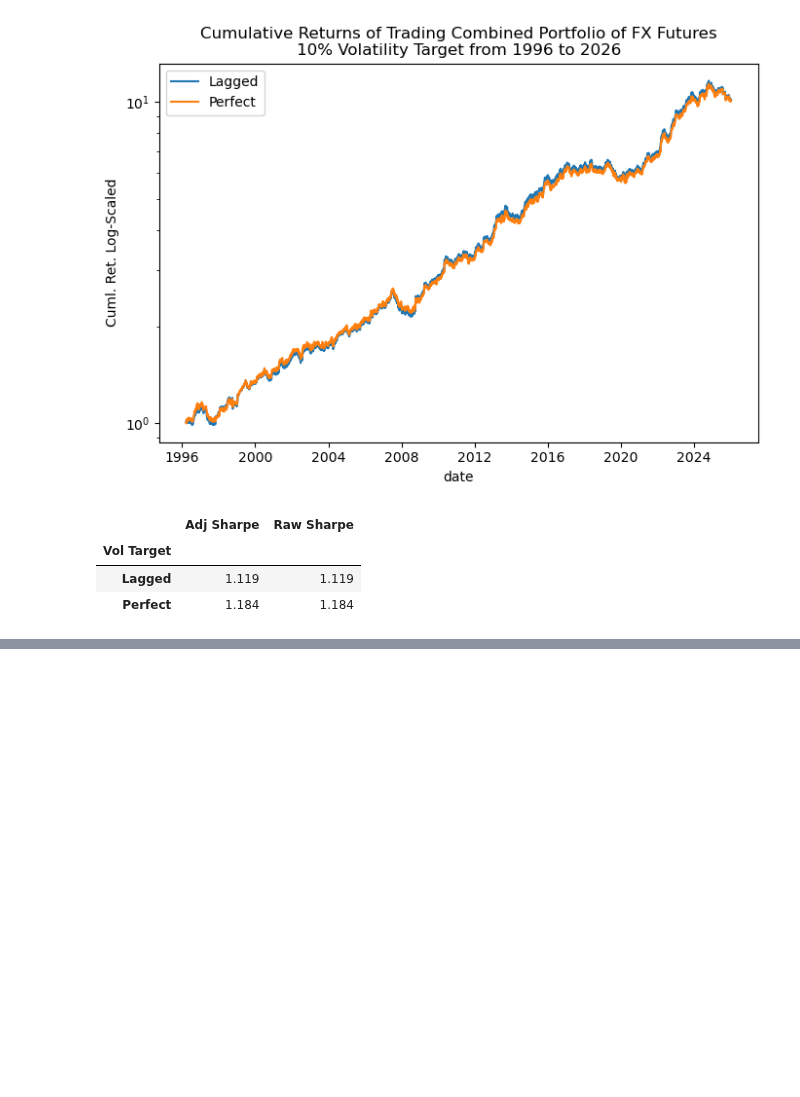
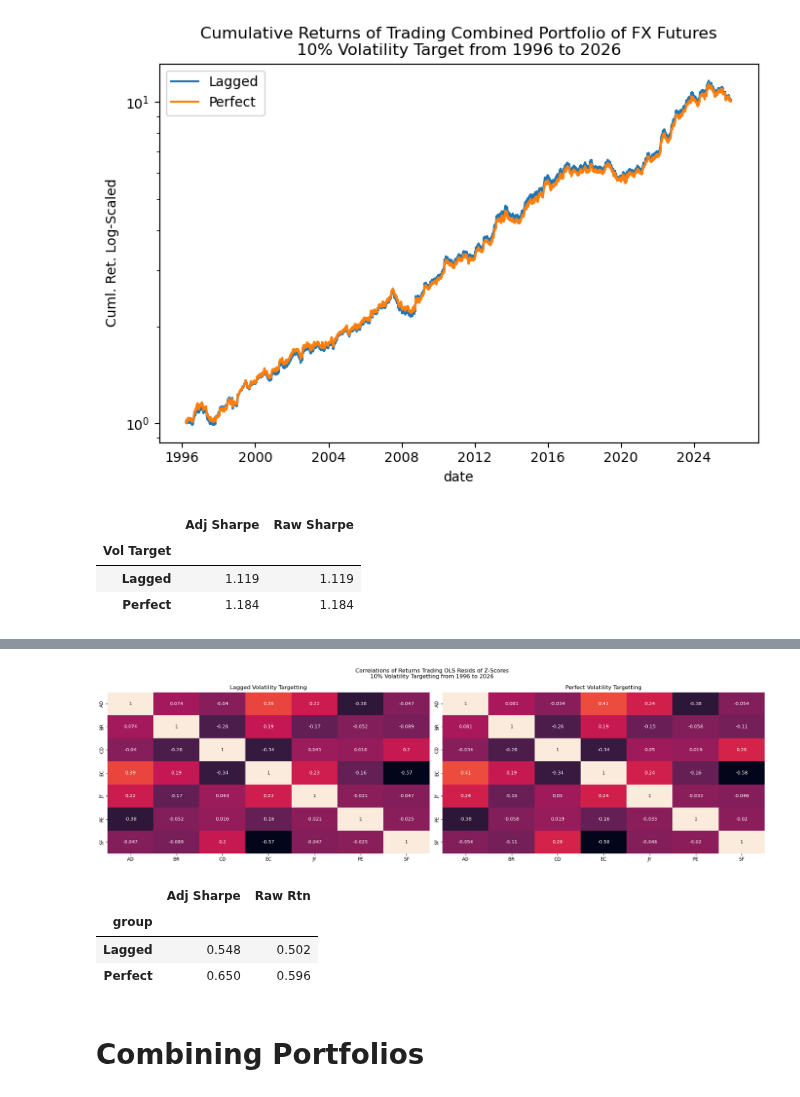
Before and after one commit to diegodalvarez/FXEquitySpillover, a Jupyter notebook: DeciledZScore.ipynb, the cells around one changed output, grey strips where cells are left out. Drawn from its saved outputs; the diff is of its cells as text; code cells hidden in the pictures; blank space fills up the shorter version.

```diff
--- a/DeciledZScore.ipynb
+++ b/DeciledZScore.ipynb
@@ -354,0 +525,28 @@ plt.tight_layout()
+# %%
+group_vars = df_combined.group.drop_duplicates().sort_values().to_list()
+fig, axes  = plt.subplots(ncols = len(group_vars), figsize = (20,6))
+
+for group_var, ax in zip(group_vars, axes.flatten()):
+
+    df_corr = (df_combined.query(
+        "group == @group_var").
+        dropna().
+        rename(columns = {"fut_ticker": ""}).
+        pivot(index = "date", columns = "", values = "rtn").
+        corr())
+
+    sns.heatmap(
+        data  = df_corr,
+        ax    = ax,
+        cbar  = False,
+        annot = True)
+
+    ax.set_title(group_var.capitalize() + " Volatility Targetting")
+
+fig.suptitle("Correlations of Returns Trading OLS Resids of Z-Scores\n10% Volatility Targetting from {} to {}".format(
+    df_combined.date.min().year,
+    df_combined.date.max().year))
+
+plt.tight_layout()
+# %% [output]
+[figure, added]
@@ -354,0 +560,27 @@ plt.tight_layout()
+# %%
+(df_port.pivot(
+    index = "date", columns = "group", values = "rtn").
+    fillna(0).
+    reset_index().
+    melt(id_vars = "date", value_name = "raw_rtn").
+    assign(adj_rtn = lambda x: np.where(x.raw_rtn != 0, x.raw_rtn, np.nan)).
+    melt(id_vars = ["date", "group"]).
+    dropna().
+    drop(columns = ["date"]).
+    groupby(["group", "variable"]).
+    agg(lambda x: x.mean() / x.std() * np.sqrt(252)).
+    reset_index().
+    assign(group = lambda x: x.group.str.capitalize()).
+    rename(columns = {"variable": ""}).
+    pivot(index = "group", columns = "", values = "value").
+    apply(lambda x: np.round(x,3)).
+    rename(columns = {
+        "adj_rtn": "Adj Sharpe",
+        "raw_rtn": "Raw Rtn"}))
+# %% [output]
+|  | Adj Sharpe | Raw Rtn |
+| group |  |  |
+| Lagged | 0.548 | 0.502 |
+| Perfect | 0.650 | 0.596 |
+# %% [markdown]
+# Combining Portfolios
```
Also changed, not shown: parts of 16 cells of this notebook.
